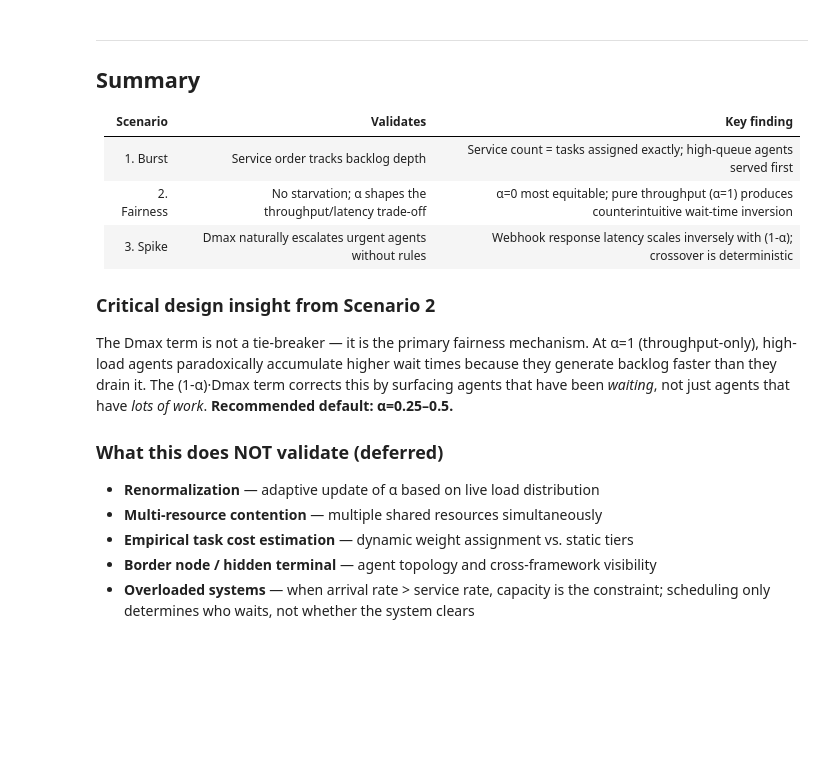
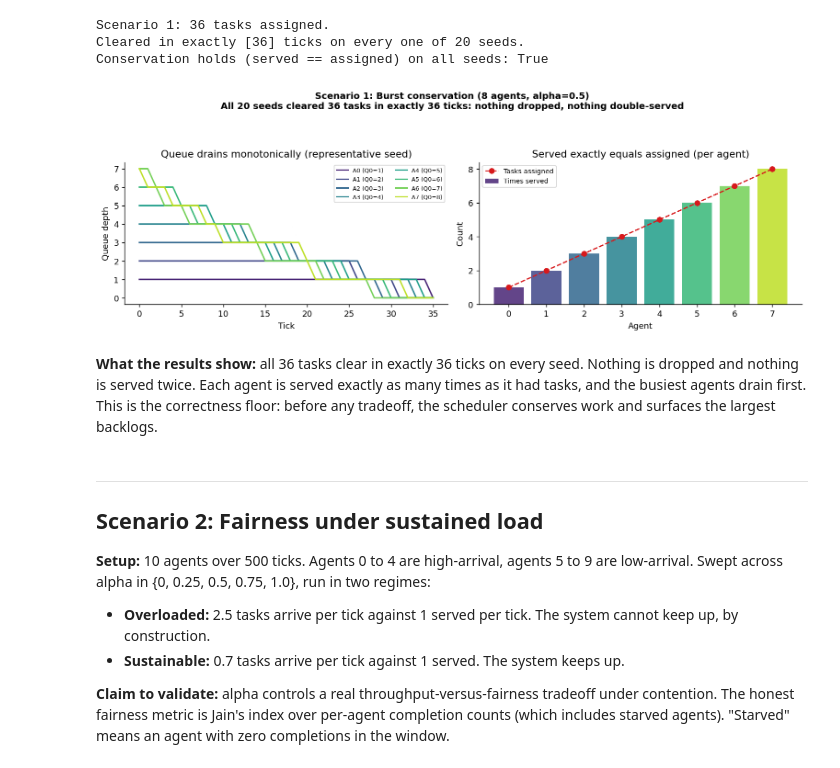
Before and after one commit to ArielSmoliar/loco-agent, a Jupyter notebook: simulation/loco_simulation_executed.ipynb, the cells around one changed output. Saved outputs shown, nothing was run; the diff lists cells and outputs as text; code cells hidden in the pictures; blank space fills up the shorter version.

```diff
--- a/simulation/loco_simulation_executed.ipynb
+++ b/simulation/loco_simulation_executed.ipynb
@@ -25,13 +26,0 @@ All values normalized across competing agents — relative priority, not absolut
-# %%
-import copy
-import random
-from collections import defaultdict
-from dataclasses import dataclass, field
-from typing import Dict, List, Optional
-
-import matplotlib.pyplot as plt
-import numpy as np
-
-plt.rcParams['figure.dpi'] = 120
-plt.rcParams['axes.spines.top'] = False
-plt.rcParams['axes.spines.right'] = False
@@ -581,21 +73,25 @@ Mean webhook wait by α: {0.0: '33', 0.25: '35', 0.5: '60', 0.75: '105', 1.0: '1
-# %% [markdown]
----
-## Summary
-
-| Scenario | Validates | Key finding |
-|---|---|---|
-| 1. Burst | Service order tracks backlog depth | Service count = tasks assigned exactly; high-queue agents served first |
-| 2. Fairness | No starvation; α shapes the throughput/latency trade-off | α=0 most equitable; pure throughput (α=1) produces counterintuitive wait-time inversion |
-| 3. Spike | Dmax naturally escalates urgent agents without rules | Webhook response latency scales inversely with (1-α); crossover is deterministic |
-
-### Critical design insight from Scenario 2
-
-The Dmax term is not a tie-breaker — it is the primary fairness mechanism. At α=1 (throughput-only), high-load agents paradoxically accumulate higher wait times because they generate backlog faster than they drain it. The (1-α)·Dmax term corrects this by surfacing agents that have been *waiting*, not just agents that have *lots of work*. **Recommended default: α=0.25–0.5.**
-
-### What this does NOT validate (deferred)
-
-- **Renormalization** — adaptive update of α based on live load distribution
-- **Multi-resource contention** — multiple shared resources simultaneously
-- **Empirical task cost estimation** — dynamic weight assignment vs. static tiers
-- **Border node / hidden terminal** — agent topology and cross-framework visibility
-- **Overloaded systems** — when arrival rate > service rate, capacity is the constraint; scheduling only determines who waits, not whether the system clears
+# %%
+assigned, clear_ticks = scenario1()
+print(f"Scenario 1: {assigned} tasks assigned.")
+print(f"Cleared in exactly {sorted(clear_ticks)} ticks on every one of {N_SEEDS} seeds.")
+print(f"Conservation holds (served == assigned) on all seeds: {clear_ticks == {assigned}}")
+# %% [output]
+Scenario 1: 36 tasks assigned.
+Cleared in exactly [36] ticks on every one of 20 seeds.
+Conservation holds (served == assigned) on all seeds: True
+# %%
+display(Image("scenario1_burst.png"))
+# %% [output]
+[figure, added]
+# %% [markdown]
+**What the results show:** all 36 tasks clear in exactly 36 ticks on every seed. Nothing is dropped and nothing is served twice. Each agent is served exactly as many times as it had tasks, and the busiest agents drain first. This is the correctness floor: before any tradeoff, the scheduler conserves work and surfaces the largest backlogs.
+# %% [markdown]
+---
+## Scenario 2: Fairness under sustained load
+
+**Setup:** 10 agents over 500 ticks. Agents 0 to 4 are high-arrival, agents 5 to 9 are low-arrival. Swept across alpha in {0, 0.25, 0.5, 0.75, 1.0}, run in two regimes:
+
+- **Overloaded:** 2.5 tasks arrive per tick against 1 served per tick. The system cannot keep up, by construction.
+- **Sustainable:** 0.7 tasks arrive per tick against 1 served. The system keeps up.
+
+**Claim to validate:** alpha controls a real throughput-versus-fairness tradeoff under contention. The honest fairness metric is Jain's index over per-agent completion counts (which includes starved agents). "Starved" means an agent with zero completions in the window.
```
Also changed, not shown: parts of 26 cells of this notebook, 8 other files.
